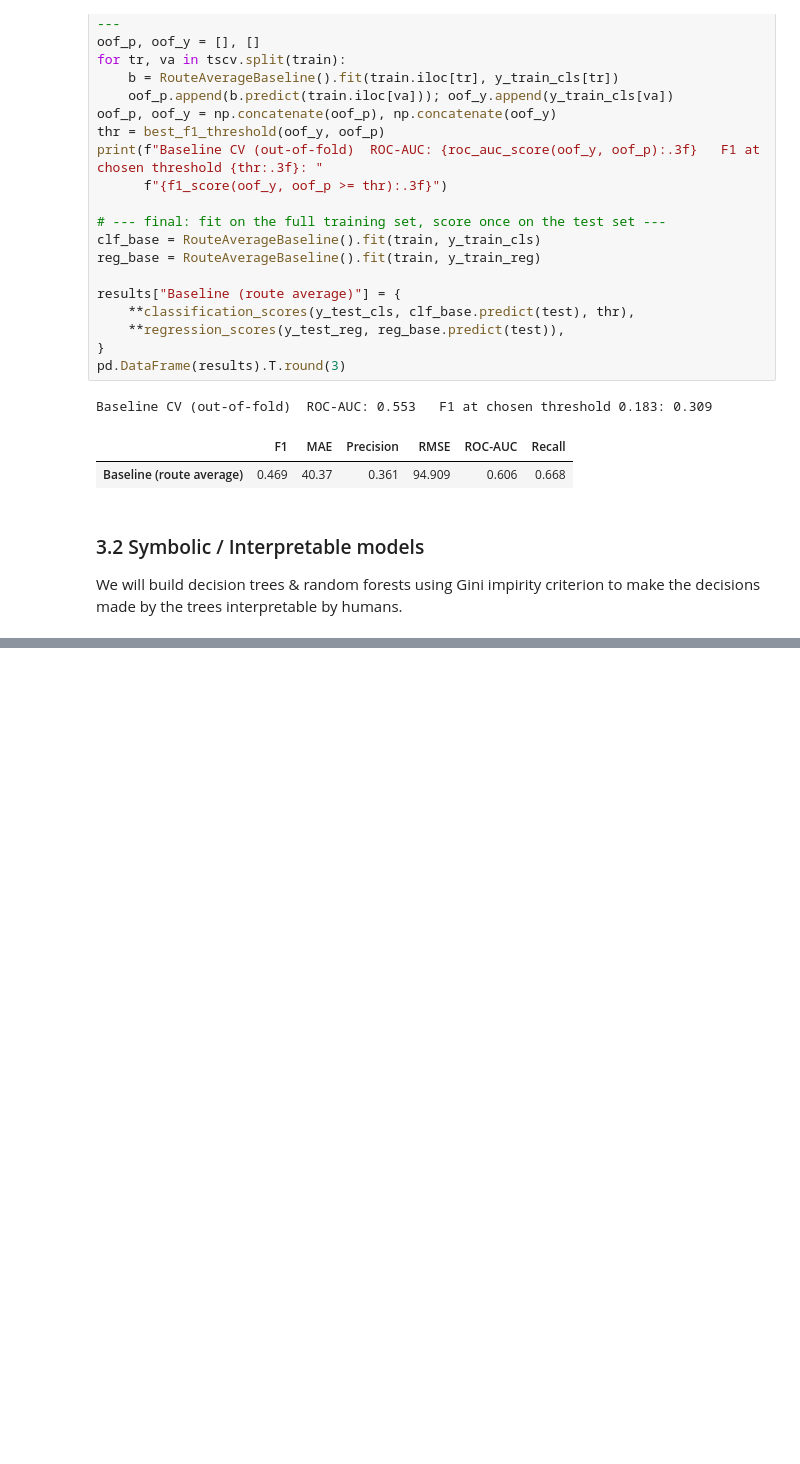
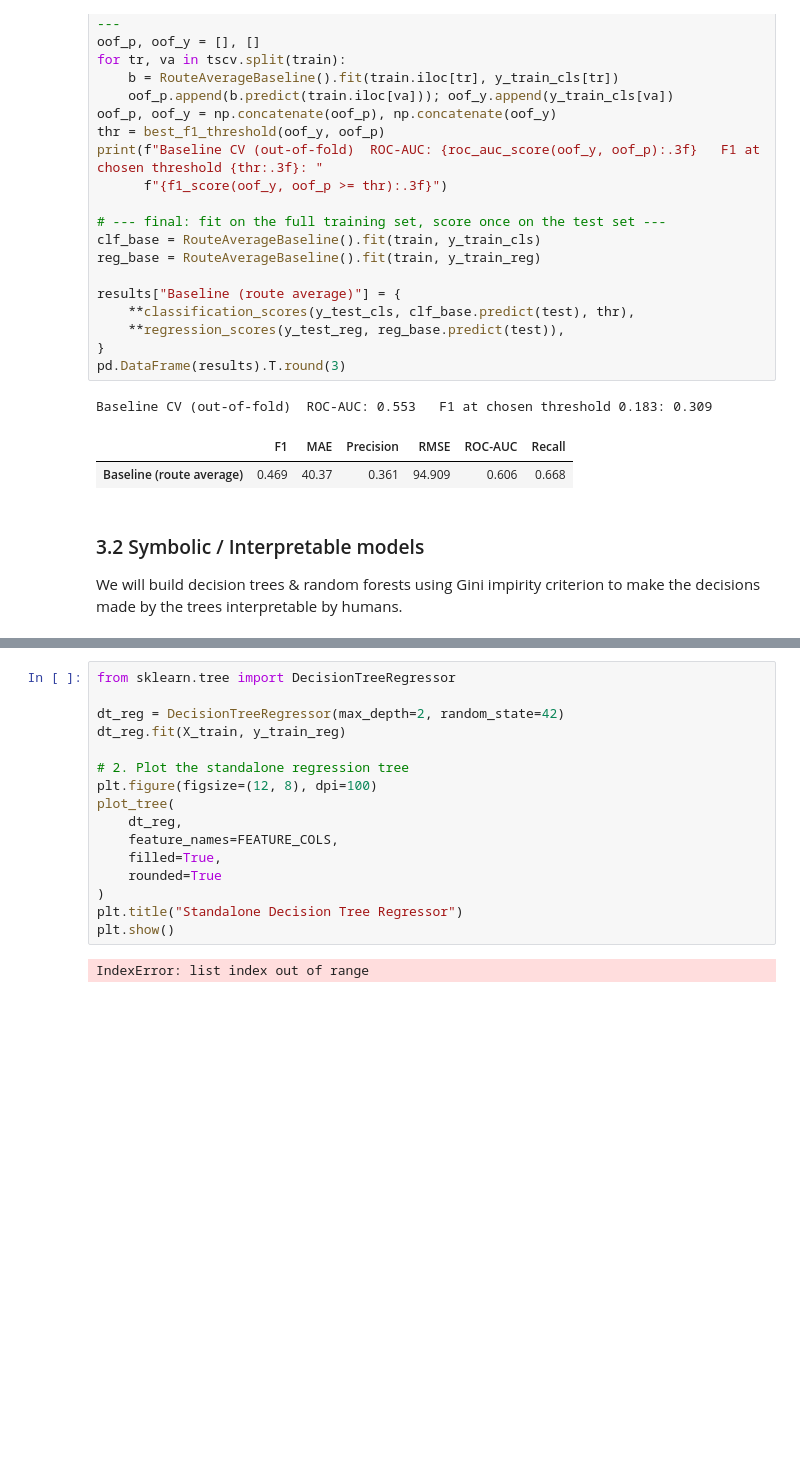
Before and after one commit to Ivangb-626/Data-mining, a Jupyter notebook: flight_prediction.ipynb, the cells around one changed output, grey strips where cells are left out. Cells and saved outputs as stored; diff of their text form; blank space fills up the shorter version.

```diff
--- a/flight_prediction.ipynb
+++ b/flight_prediction.ipynb
@@ -488,0 +557,19 @@ We will build decision trees & random forests using Gini impirity criterion to m
+# %%
+from sklearn.tree import DecisionTreeRegressor
+
+dt_reg = DecisionTreeRegressor(max_depth=2, random_state=42)
+dt_reg.fit(X_train, y_train_reg)
+
+# 2. Plot the standalone regression tree
+plt.figure(figsize=(12, 8), dpi=100)
+plot_tree(
+    dt_reg,
+    feature_names=FEATURE_COLS,
+    filled=True,
+    rounded=True
+)
+plt.title("Standalone Decision Tree Regressor")
+plt.show()
+# %% [output]
+IndexError: list index out of range
+[figure, added]
```
Also changed, not shown: parts of 8 cells of this notebook.
